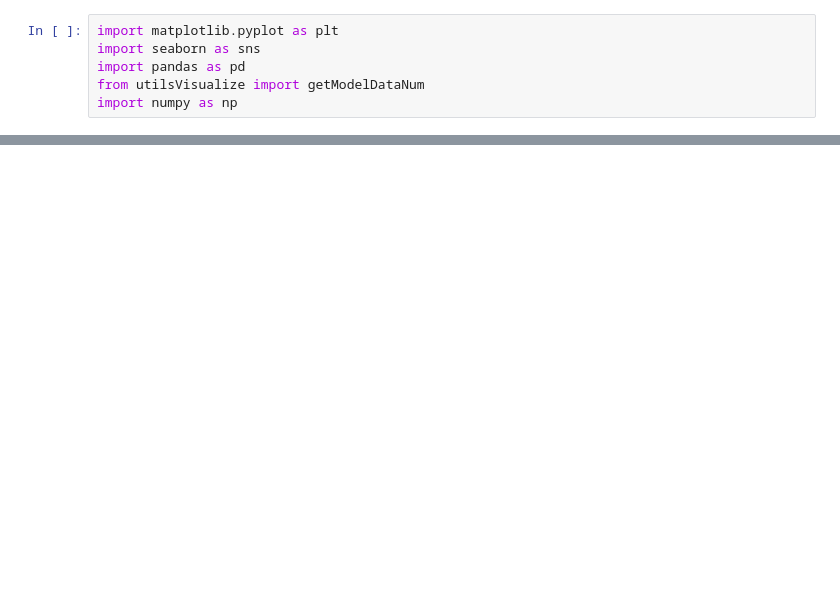
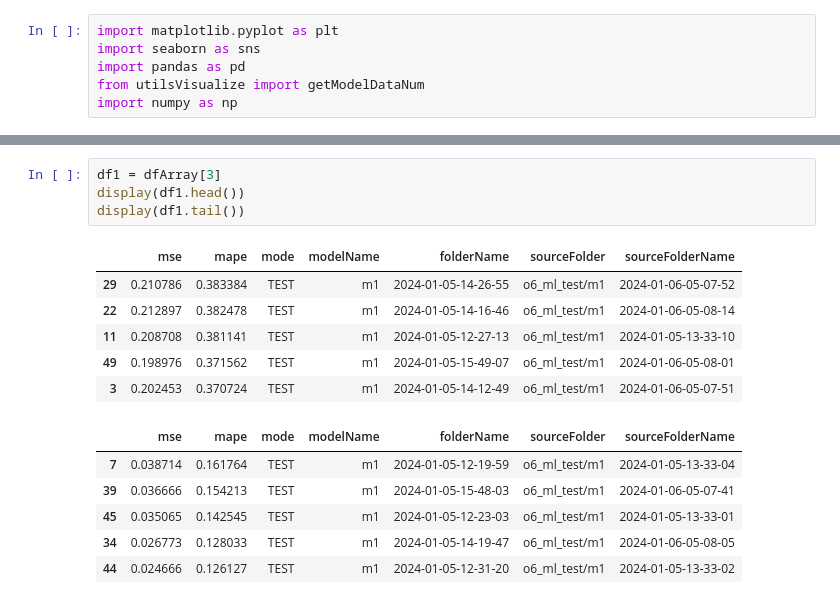
Before and after one commit to nnnpooh/pfc-ml, a Jupyter notebook: T06 - Paper/S803_check_folder.ipynb, the cells around one changed output, grey strips where cells are left out. Drawn from its saved outputs; the diff is of its cells as text; blank space fills up the shorter version.

```diff
--- a/T06 - Paper/S803_check_folder.ipynb
+++ b/T06 - Paper/S803_check_folder.ipynb
@@ -71 +71,18 @@ display(df1.tail())
 | 41 | 0.000744 | 0.021469 | TEST | m32 | 2024-01-05-12-55-41 | o6_ml_test/m32 | 2024-01-05-13-35-02 |
+# %%
+df1 = dfArray[3]
+display(df1.head())
+display(df1.tail())
+# %% [output]
+|  | mse | mape | mode | modelName | folderName | sourceFolder | sourceFolderName |
+| 29 | 0.210786 | 0.383384 | TEST | m1 | 2024-01-05-14-26-55 | o6_ml_test/m1 | 2024-01-06-05-07-52 |
+| 22 | 0.212897 | 0.382478 | TEST | m1 | 2024-01-05-14-16-46 | o6_ml_test/m1 | 2024-01-06-05-08-14 |
+| 11 | 0.208708 | 0.381141 | TEST | m1 | 2024-01-05-12-27-13 | o6_ml_test/m1 | 2024-01-05-13-33-10 |
+| 49 | 0.198976 | 0.371562 | TEST | m1 | 2024-01-05-15-49-07 | o6_ml_test/m1 | 2024-01-06-05-08-01 |
+| 3 | 0.202453 | 0.370724 | TEST | m1 | 2024-01-05-14-12-49 | o6_ml_test/m1 | 2024-01-06-05-07-51 |
+|  | mse | mape | mode | modelName | folderName | sourceFolder | sourceFolderName |
+| 7 | 0.038714 | 0.161764 | TEST | m1 | 2024-01-05-12-19-59 | o6_ml_test/m1 | 2024-01-05-13-33-04 |
+| 39 | 0.036666 | 0.154213 | TEST | m1 | 2024-01-05-15-48-03 | o6_ml_test/m1 | 2024-01-06-05-07-41 |
+| 45 | 0.035065 | 0.142545 | TEST | m1 | 2024-01-05-12-23-03 | o6_ml_test/m1 | 2024-01-05-13-33-01 |
+| 34 | 0.026773 | 0.128033 | TEST | m1 | 2024-01-05-14-19-47 | o6_ml_test/m1 | 2024-01-06-05-08-05 |
+| 44 | 0.024666 | 0.126127 | TEST | m1 | 2024-01-05-12-31-20 | o6_ml_test/m1 | 2024-01-05-13-33-02 |
```
Also changed, not shown: parts of 6 cells of this notebook, 16 other files.
